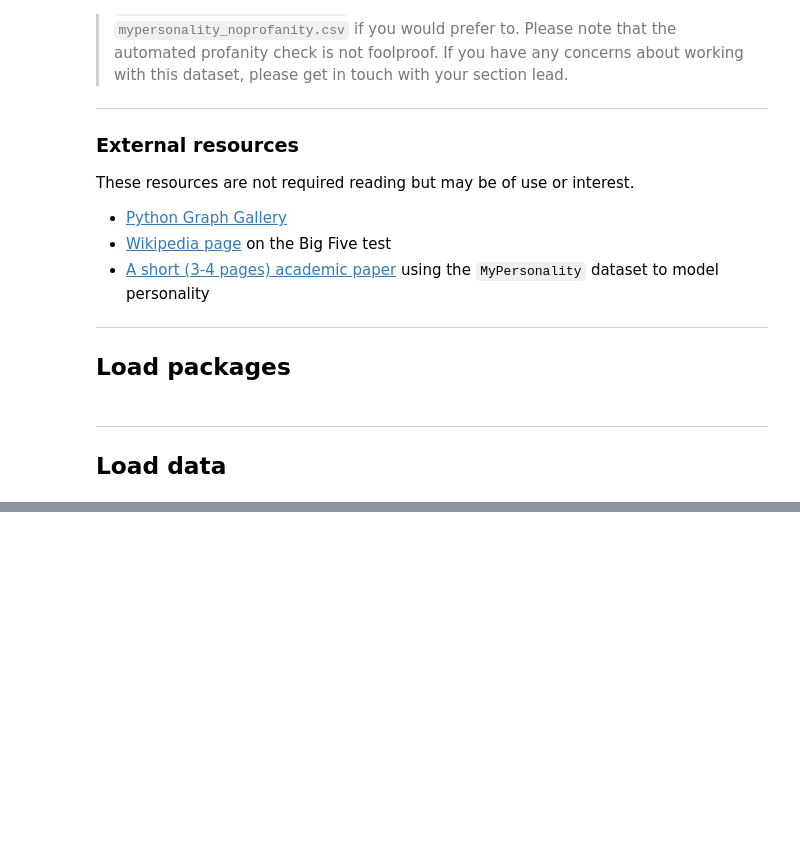
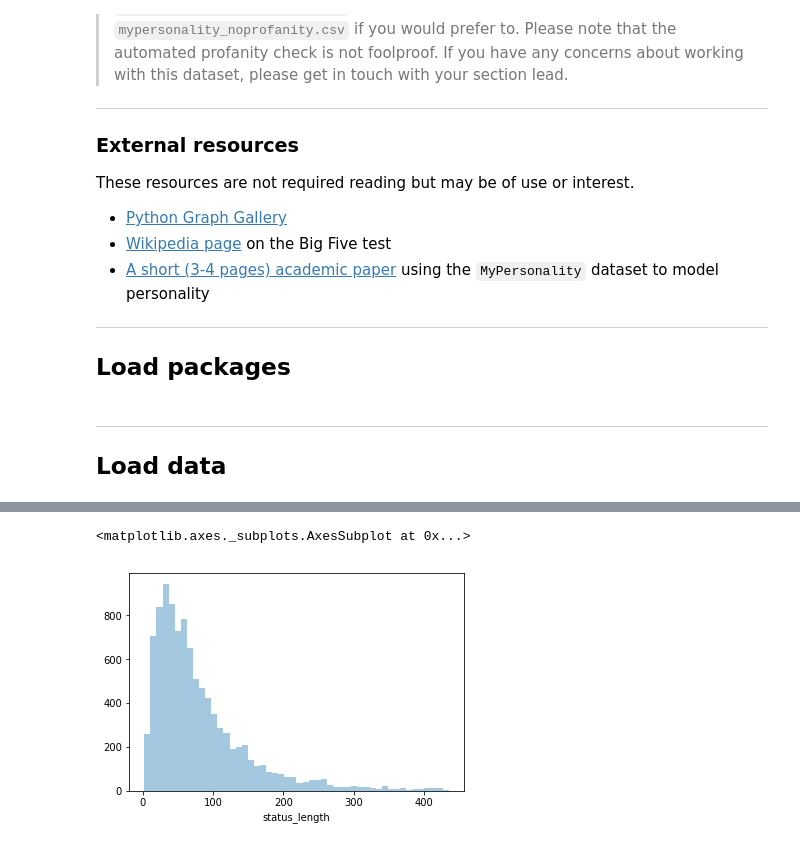
Before and after one commit to ga-curriculum/lab-nlp-eda, a Jupyter notebook: solution-code.ipynb, the cells around one changed output, grey strips where cells are left out. Saved outputs shown, nothing was run; the diff lists cells and outputs as text; code cells hidden in the pictures; blank space fills up the shorter version.

```diff
--- a/solution-code.ipynb
+++ b/solution-code.ipynb
@@ -69,0 +119,5 @@ df.head(3)
+# %%
+sns.distplot(df['status_length'], kde=False)
+# %% [output]
+<matplotlib.axes._subplots.AxesSubplot at 0x...>
+[figure, added]
```
Also changed, not shown: parts of 27 cells of this notebook.
